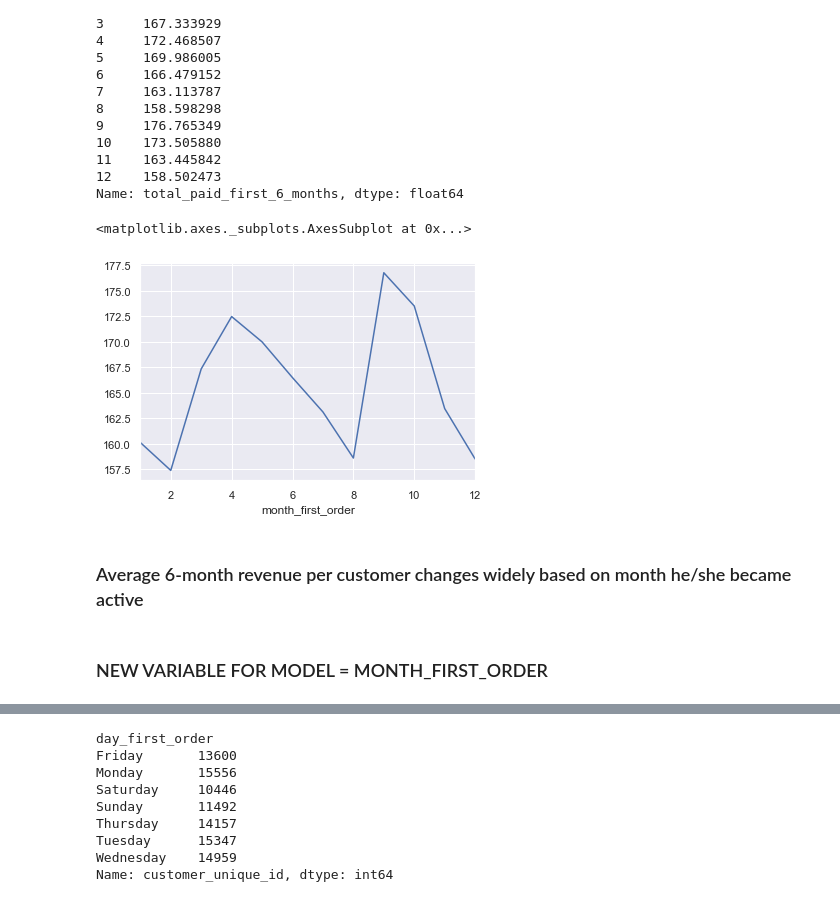
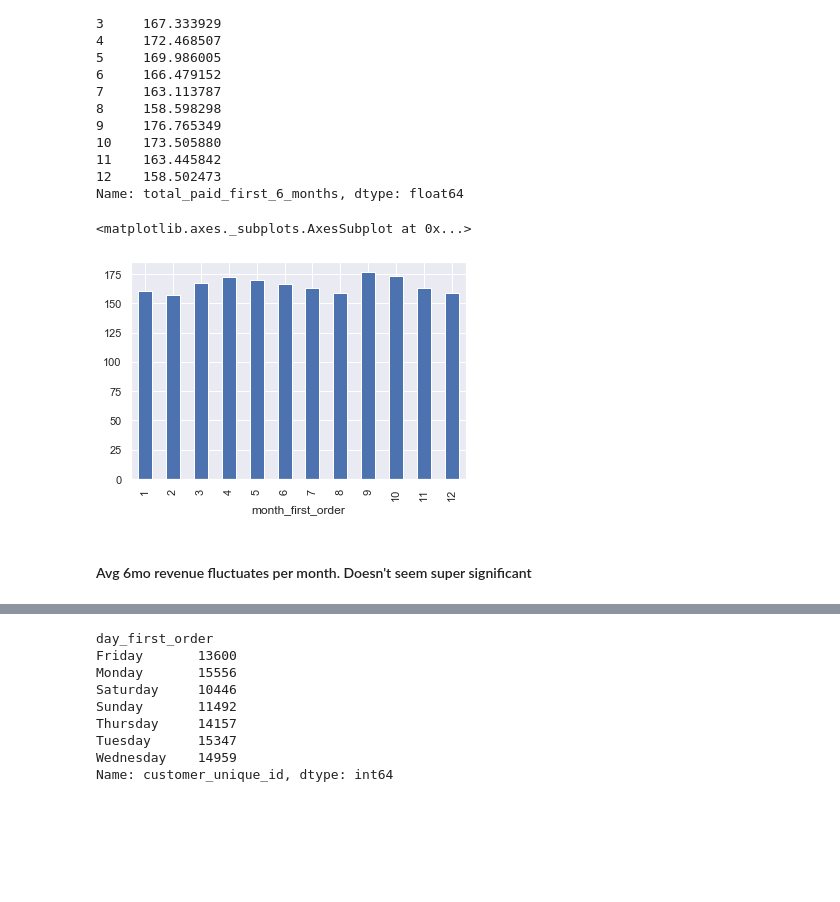
Before and after one commit to rachelleperez/Olist, a Jupyter notebook: Olist_Notebook.ipynb, the cells around one changed output, grey strips where cells are left out. Drawn from its saved outputs; the diff is of its cells as text; code cells hidden in the pictures; blank space fills up the shorter version.

Commit message:
first model up

```diff
--- a/Olist_Notebook.ipynb
+++ b/Olist_Notebook.ipynb
@@ -172,0 +301,10 @@ memory usage: 4.7+ MB
+# %%
+# count of orders to be used in new variables as proportion of total orders for model
+
+df['perc_orders_unavailable'] = df['order_count_unavailable'] /df['total_orders_first_6_months']
+# %%
+df['perc_orders_shipped_late'] = df['orders_shipped_late'] /df['total_orders_first_6_months']
+# %%
+df['perc_orders_boleto_voucher'] = df['order_count_boleto_voucher'] /df['total_orders_first_6_months']
+# %%
+df['perc_orders_credit_debit'] = df['order_count_card'] /df['total_orders_first_6_months']
@@ -341,14 +517,12 @@ month_first_order
 12    158.502473
 Name: total_paid_first_6_months, dtype: float64
 # %%
-df.groupby('month_first_order').mean().total_paid_first_6_months.plot()
+df.groupby('month_first_order').mean().total_paid_first_6_months.plot.bar()
 # %% [output]
 <matplotlib.axes._subplots.AxesSubplot at 0x...>
-[figure, old version]
+[figure, new version]
-# %% [markdown]
-### Average 6-month revenue per customer changes widely based on month he/she became active
-# %% [markdown]
-### NEW VARIABLE FOR MODEL = MONTH_FIRST_ORDER
+# %% [markdown]
+#### Avg 6mo revenue fluctuates per month. Doesn't seem super significant
 # %%
 # Now, let's look at the day of the week when the customer was acquired
 
```
Also changed, not shown: parts of 76 cells of this notebook, 6 other files.
